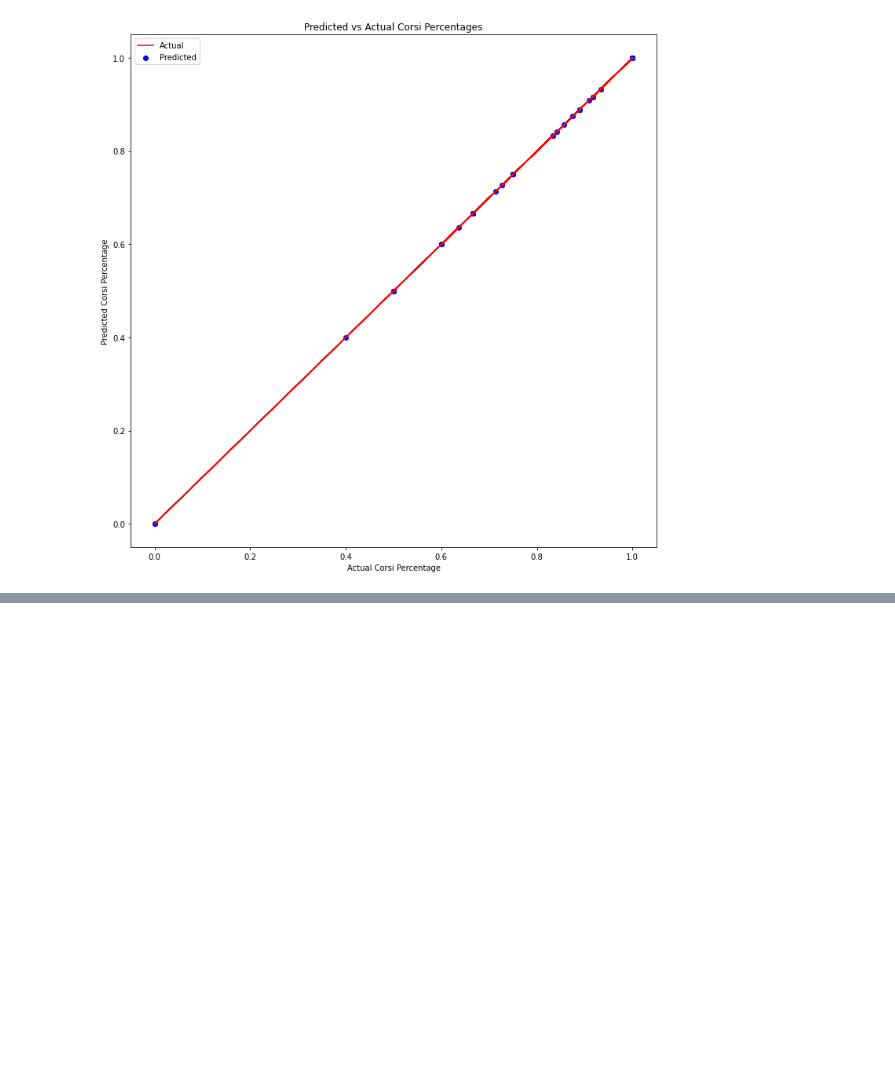
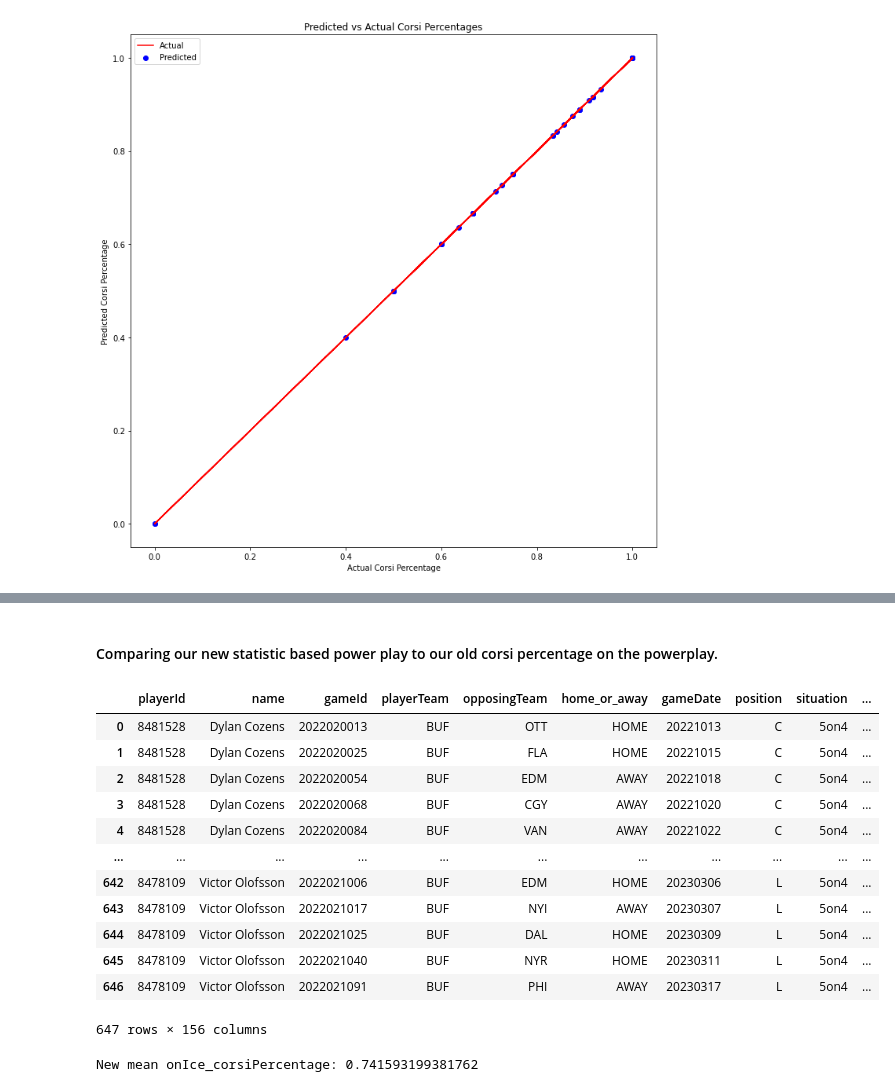
Before and after one commit to MichalOst3389/nhl_team_analysis, a Jupyter notebook: nhl_team_analysis/NHL Notebook.ipynb, the cells around one changed output, grey strips where cells are left out. Drawn from its saved outputs; the diff is of its cells as text; code cells hidden in the pictures; blank space fills up the shorter version.

```diff
--- a/nhl_team_analysis/NHL Notebook.ipynb
+++ b/nhl_team_analysis/NHL Notebook.ipynb
@@ -351,0 +486,26 @@ plt.show()
+# %% [markdown]
+#### Comparing our new statistic based power play to our old corsi percentage on the powerplay.
+# %%
+new_5on4_df = pd.concat([buffalo_5on4_top5, buffalo_5on4_second5], ignore_index=True)
+# %%
+new_5on4_df
+# %% [output]
+|  | playerId | name | gameId | playerTeam | opposingTeam | home_or_away | gameDate | position | situation | ... |
+| 0 | 8481528 | Dylan Cozens | 2022020013 | BUF | OTT | HOME | 20221013 | C | 5on4 | ... |
+| 1 | 8481528 | Dylan Cozens | 2022020025 | BUF | FLA | HOME | 20221015 | C | 5on4 | ... |
+| 2 | 8481528 | Dylan Cozens | 2022020054 | BUF | EDM | AWAY | 20221018 | C | 5on4 | ... |
+| 3 | 8481528 | Dylan Cozens | 2022020068 | BUF | CGY | AWAY | 20221020 | C | 5on4 | ... |
+| 4 | 8481528 | Dylan Cozens | 2022020084 | BUF | VAN | AWAY | 20221022 | C | 5on4 | ... |
+| ... | ... | ... | ... | ... | ... | ... | ... | ... | ... | ... |
+| 642 | 8478109 | Victor Olofsson | 2022021006 | BUF | EDM | HOME | 20230306 | L | 5on4 | ... |
+| 643 | 8478109 | Victor Olofsson | 2022021017 | BUF | NYI | AWAY | 20230307 | L | 5on4 | ... |
+| 644 | 8478109 | Victor Olofsson | 2022021025 | BUF | DAL | HOME | 20230309 | L | 5on4 | ... |
+| 645 | 8478109 | Victor Olofsson | 2022021040 | BUF | NYR | HOME | 20230311 | L | 5on4 | ... |
+| 646 | 8478109 | Victor Olofsson | 2022021091 | BUF | PHI | AWAY | 20230317 | L | 5on4 | ... |
+647 rows × 156 columns
+# %%
+new_mean_onIce_corsiPercentage = new_5on4_df['onIce_corsiPercentage'].mean()
+
+print("New mean onIce_corsiPercentage:", new_mean_onIce_corsiPercentage)
+# %% [output]
+New mean onIce_corsiPercentage: 0.741593199381762
```
Also changed, not shown: parts of 19 cells of this notebook.
